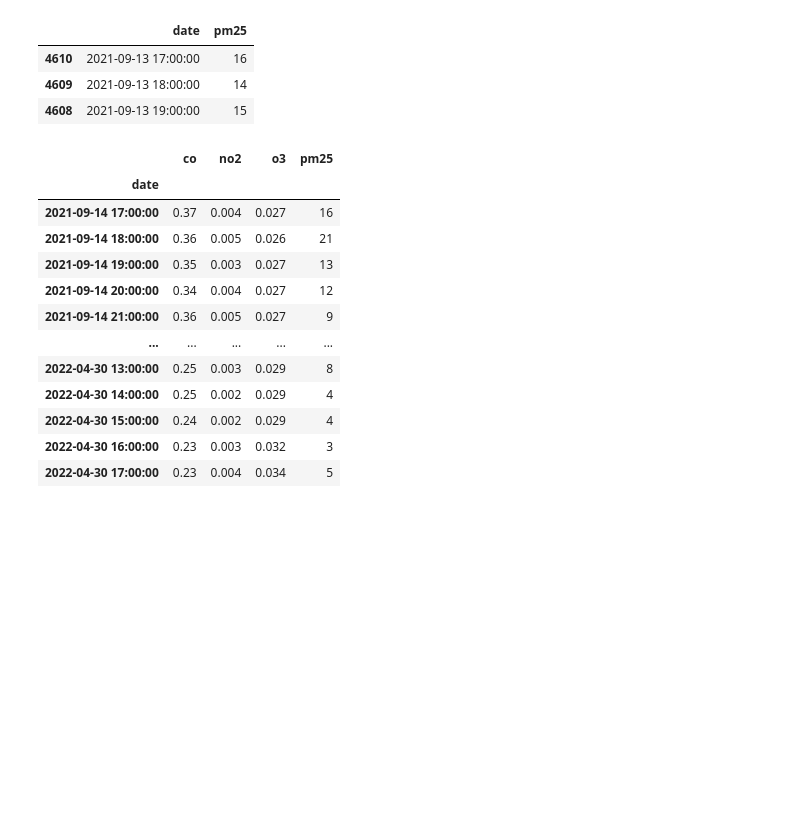
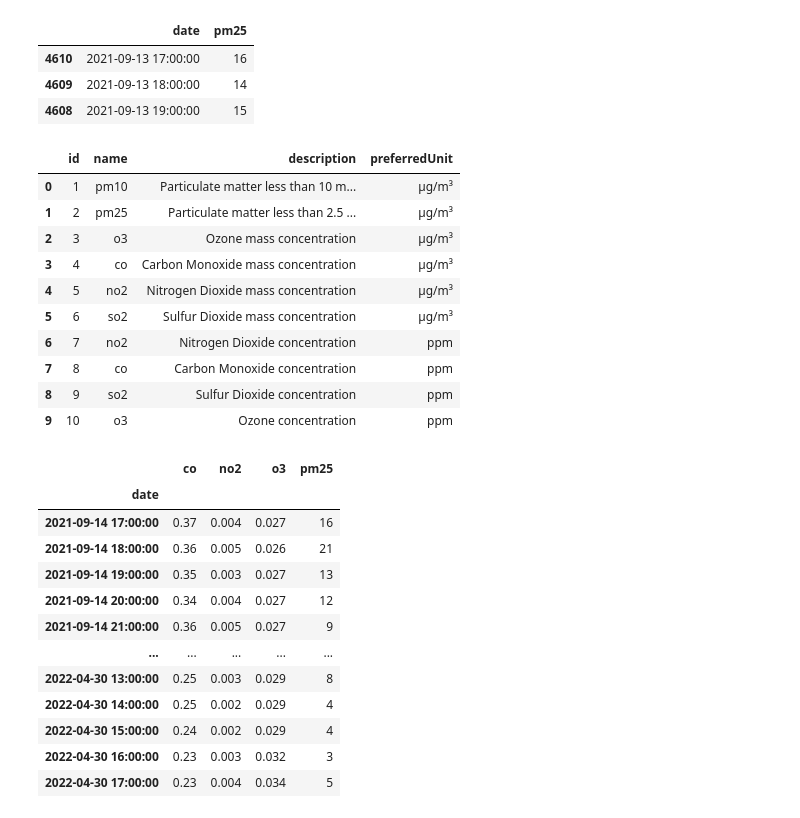
Before and after one commit to UCB-stat-159-s22/hw07-group13, a Jupyter notebook: MainAnalysis.ipynb, the cells around one changed output. Drawn from its saved outputs; the diff is of its cells as text; code cells hidden in the pictures; blank space fills up the shorter version.

```diff
--- a/MainAnalysis.ipynb
+++ b/MainAnalysis.ipynb
@@ -104,6 +100,35 @@ df_pm25.head(3)
 | 4610 | 2021-09-13 17:00:00 | 16 |
 | 4609 | 2021-09-13 18:00:00 | 14 |
 | 4608 | 2021-09-13 19:00:00 | 15 |
+# %%
+# pm25
+status, resp = api.measurements(city='San Francisco-Oakland-Fremont',
+                                location='Oakland', parameter='so2',
+                                date_from=date_from,
+                                date_to=date_to,
+                                limit=100)
+
+r = resp['results']
+df_pm25 = pd.DataFrame(data=r)
+# df_pm25['date'] = u.extract_localdate(df_pm25['date'].values)
+# df_pm25 = df_pm25.rename(columns={"value": "pm25"})
+# df_pm25 = df_pm25.loc[:, ['date', 'pm25']]
+# df_pm25 = df_pm25.iloc[::-1]
+# df_pm25 = df_pm25[df_pm25['pm25'] >= 0]
+
+df_pm25.head(10)
+# %% [output]
+|  | id | name | description | preferredUnit |
+| 0 | 1 | pm10 | Particulate matter less than 10 m... | µg/m³ |
+| 1 | 2 | pm25 | Particulate matter less than 2.5 ... | µg/m³ |
+| 2 | 3 | o3 | Ozone mass concentration | µg/m³ |
+| 3 | 4 | co | Carbon Monoxide mass concentration | µg/m³ |
+| 4 | 5 | no2 | Nitrogen Dioxide mass concentration | µg/m³ |
+| 5 | 6 | so2 | Sulfur Dioxide mass concentration | µg/m³ |
+| 6 | 7 | no2 | Nitrogen Dioxide concentration | ppm |
+| 7 | 8 | co | Carbon Monoxide concentration | ppm |
+| 8 | 9 | so2 | Sulfur Dioxide concentration | ppm |
+| 9 | 10 | o3 | Ozone concentration | ppm |
 # %%
 # Merge dataframes on 'date' (find the intersection of values based on 'date')
 df = df_co.merge(df_no2, how='inner', on='date')
```
Also changed, not shown: parts of 13 cells of this notebook, 42 other files.
